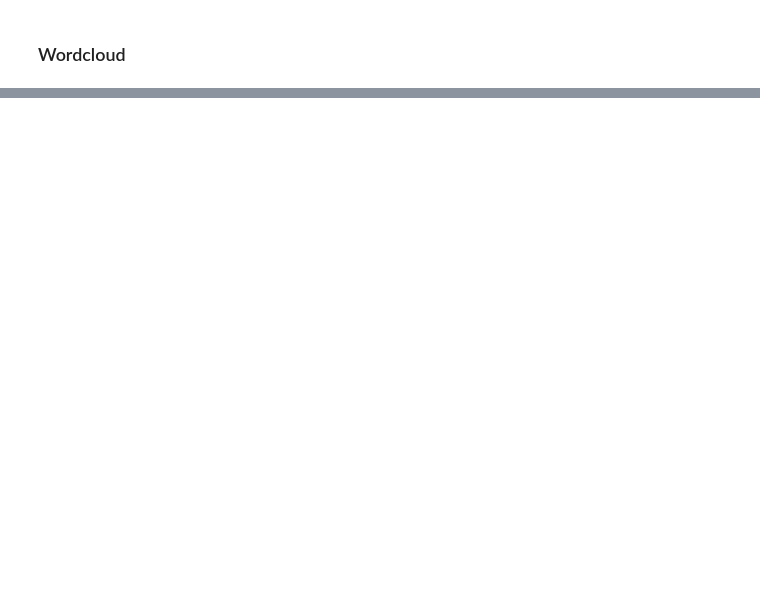
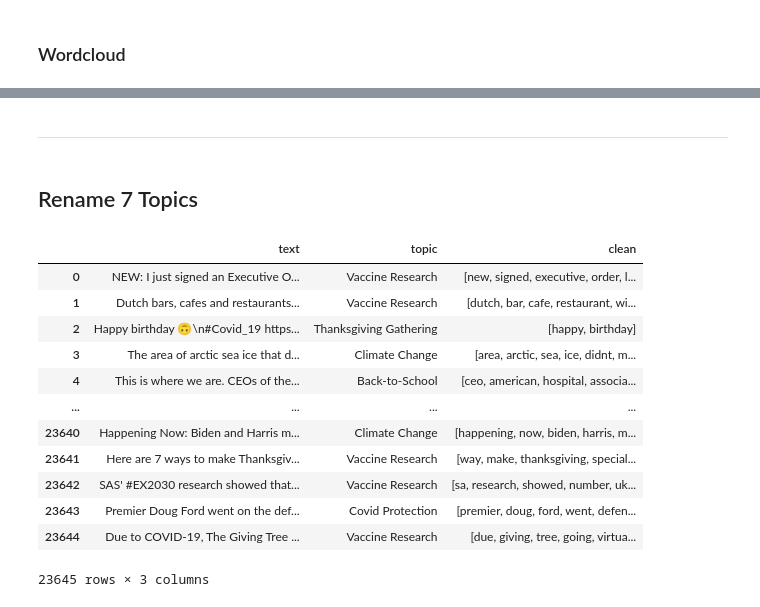
Before and after one commit to taejunoh/twitter-nlp-machinelearning, a Jupyter notebook: LDA.ipynb, the cells around one changed output, grey strips where cells are left out. Saved outputs shown, nothing was run; the diff lists cells and outputs as text; code cells hidden in the pictures; blank space fills up the shorter version.

```diff
--- a/LDA.ipynb
+++ b/LDA.ipynb
@@ -444,0 +473,16 @@ result[0]
+# %%
+# Create a dictionary of tokens
+id2word = Dictionary(list(tweets_df_clean["text"]))
+
+# Create a corpus object. Term document frequency
+corpus = [id2word.doc2bow(token) for token in tweets_df_clean["text"]]
+
+# Base LDA model
+lda_model_2 = LdaMulticore(
+                          num_topics = 7, # Number of topics
+                          corpus = corpus,
+                          id2word = id2word,
+                          random_state=20,
+                          passes = 10,
+                          per_word_topics=True
+                          )
@@ -444,0 +512,46 @@ result[0]
+# %% [markdown]
+----
+# %% [markdown]
+## Rename 7 Topics
+# %%
+topics={0:'Back-to-School',1:'COVID B-Day',2:'New Cases',3:'Climate Change',4:'Vaccine Research',5:'Covid Protection',6:'Thanksgiving Gathering'}
+# %%
+def get_topic(tweet):
+
+    tokens = data_processing(tweet)
+    result=lda_model_2[id2word.doc2bow(tokens)][0]
+
+    d={}
+
+    for i in result:
+        d[i[0]]=i[1]
+
+    key=max(d, key=d.get)
+
+    return topics[key]
+# %%
+test2=df2
+
+test2['topic']= ''
+
+test2.loc[:, 'clean']=test2['text'].apply(lambda x: data_processing(x))
+
+test2.loc[:, 'topic']=test2['text'].apply(lambda x: get_topic(x))
+
+test2.to_csv('result.csv')
+# %%
+test2
+# %% [output]
+|  | text | topic | clean |
+| 0 | NEW: I just signed an Executive O... | Vaccine Research | [new, signed, executive, order, l... |
+| 1 | Dutch bars, cafes and restaurants... | Vaccine Research | [dutch, bar, cafe, restaurant, wi... |
+| 2 | Happy birthday 🙃\n#Covid_19 https... | Thanksgiving Gathering | [happy, birthday] |
+| 3 | The area of arctic sea ice that d... | Climate Change | [area, arctic, sea, ice, didnt, m... |
+| 4 | This is where we are. CEOs of the... | Back-to-School | [ceo, american, hospital, associa... |
+| ... | ... | ... | ... |
+| 23640 | Happening Now: Biden and Harris m... | Climate Change | [happening, now, biden, harris, m... |
+| 23641 | Here are 7 ways to make Thanksgiv... | Vaccine Research | [way, make, thanksgiving, special... |
+| 23642 | SAS' #EX2030 research showed that... | Vaccine Research | [sa, research, showed, number, uk... |
+| 23643 | Premier Doug Ford went on the def... | Covid Protection | [premier, doug, ford, went, defen... |
+| 23644 | Due to COVID-19, The Giving Tree ... | Vaccine Research | [due, giving, tree, going, virtua... |
+23645 rows × 3 columns
```
Also changed, not shown: parts of 82 cells of this notebook.
